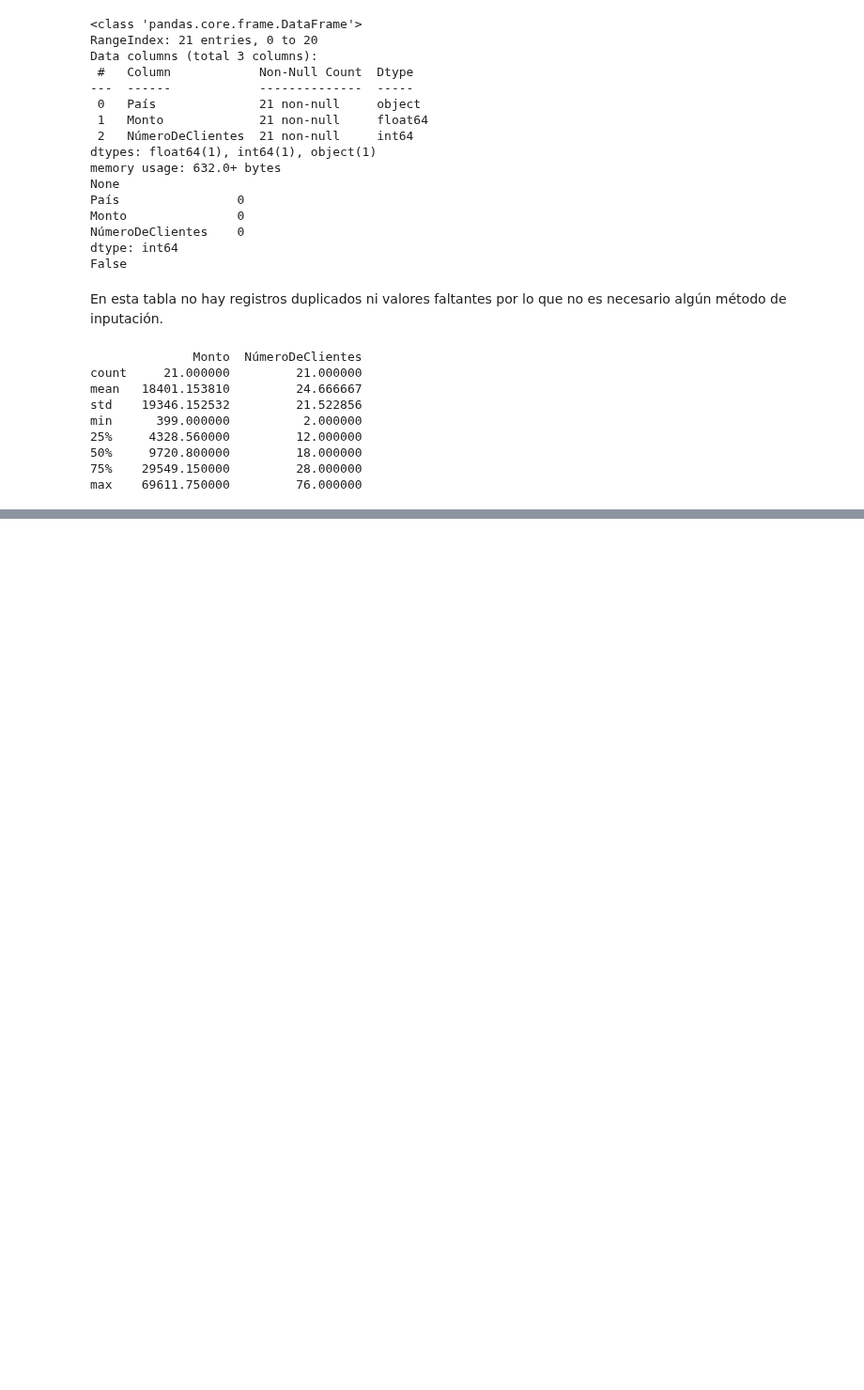
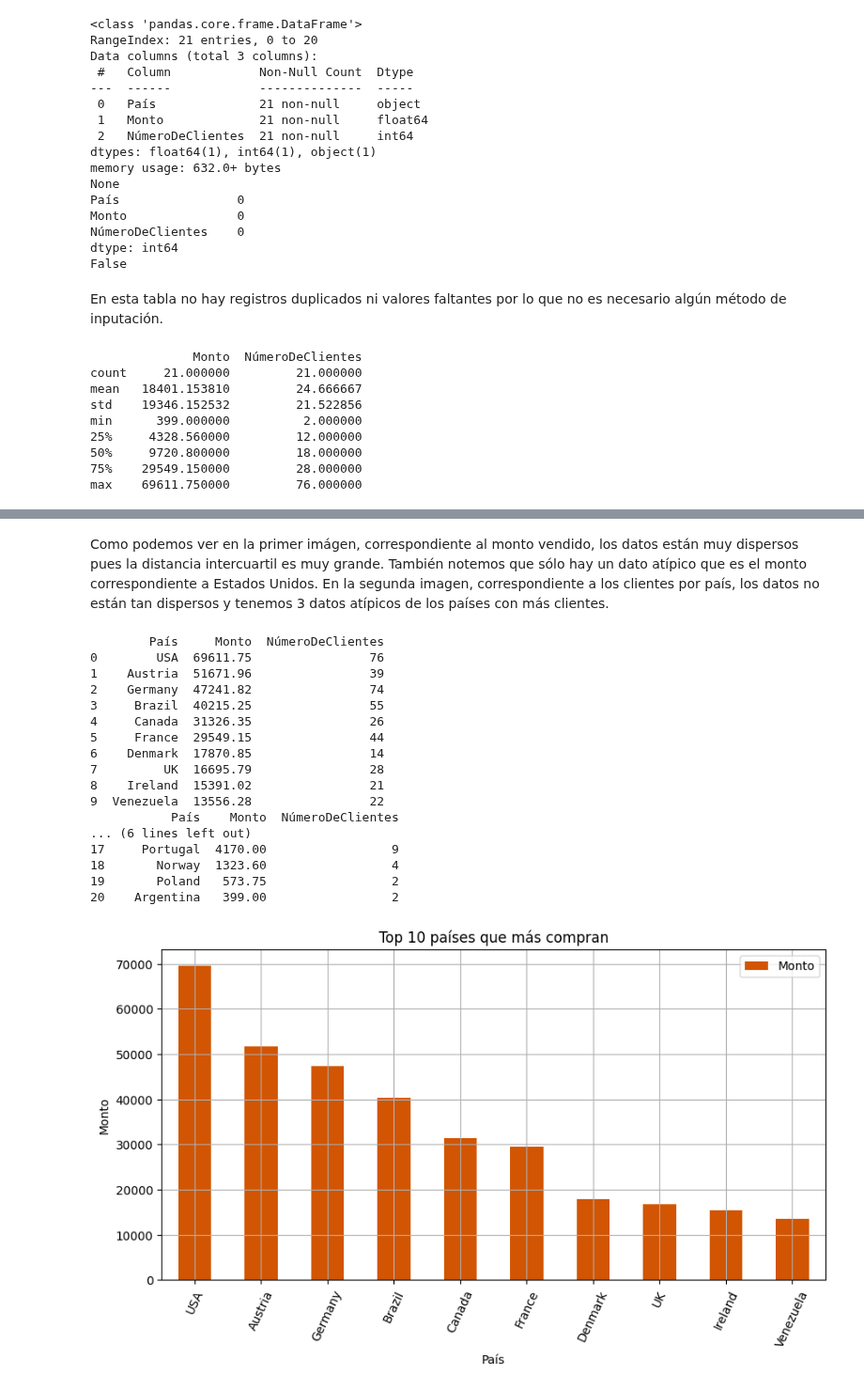
Before and after one commit to arieldatascientist/Northwind_end-to-end-ventas-forecasting-and-segmentation, a Jupyter notebook: notebooks/EDA_Northwind.ipynb, the cells around one changed output, grey strips where cells are left out. Shown at 94% size. Saved outputs shown, nothing was run; the diff lists cells and outputs as text; code cells hidden in the pictures; blank space fills up the shorter version.

```diff
--- a/notebooks/EDA_Northwind.ipynb
+++ b/notebooks/EDA_Northwind.ipynb
@@ -218,0 +259,51 @@ Podemos destacar que en promedio cada país a comprado $18401.15 USD y tiene una
+# %% [markdown]
+Como podemos ver en la primer imágen, correspondiente al monto vendido, los datos están muy dispersos pues la distancia intercuartil es muy grande. También notemos que sólo hay un dato atípico que es el monto correspondiente a Estados Unidos. En la segunda imagen, correspondiente a los clientes por país, los datos no están tan dispersos y tenemos 3 datos atípicos de los países con más clientes.
+# %%
+#Top 10 mejores países para vender
+mejores_paises = pais_ventas.head(10)
+peores_paises = pais_ventas.tail(10)
+
+#Monto de los 10 mejores países y del resto
+monto_10paises = mejores_paises["Monto"].sum()
+resto_paises = monto_total-monto_10paises
+
+print(mejores_paises)
+print(peores_paises)
+
+#Top 10 mejores países
+mejores_paises[["País", "Monto"]].plot(x='País', y='Monto', figsize=(10, 5), kind='bar', color="#D15503")
+plt.title("Top 10 países que más compran")
+plt.grid()
+plt.xlabel("País")
+plt.ylabel("Monto")
+plt.xticks(rotation=65)
+plt.show()
+
+#Top 10 peores países
+
+peores_paises[["País", "Monto"]].plot(x='País', y='Monto', figsize=(10, 5), kind='bar', color="#11B1FC")
+plt.title("Top 10 países que menos compran")
+plt.grid()
+plt.xlabel("País")
+plt.ylabel("Monto")
+plt.xticks(rotation=65)
+plt.show()
+# %% [output]
+        País     Monto  NúmeroDeClientes
+0        USA  69611.75                76
+1    Austria  51671.96                39
+2    Germany  47241.82                74
+3     Brazil  40215.25                55
+4     Canada  31326.35                26
+5     France  29549.15                44
+6    Denmark  17870.85                14
+7         UK  16695.79                28
+8    Ireland  15391.02                21
+9  Venezuela  13556.28                22
+           País    Monto  NúmeroDeClientes
+... (6 lines left out)
+17     Portugal  4170.00                 9
+18       Norway  1323.60                 4
+19       Poland   573.75                 2
+20    Argentina   399.00                 2
+[figure, added]
```
Also changed, not shown: parts of 10 cells of this notebook.
